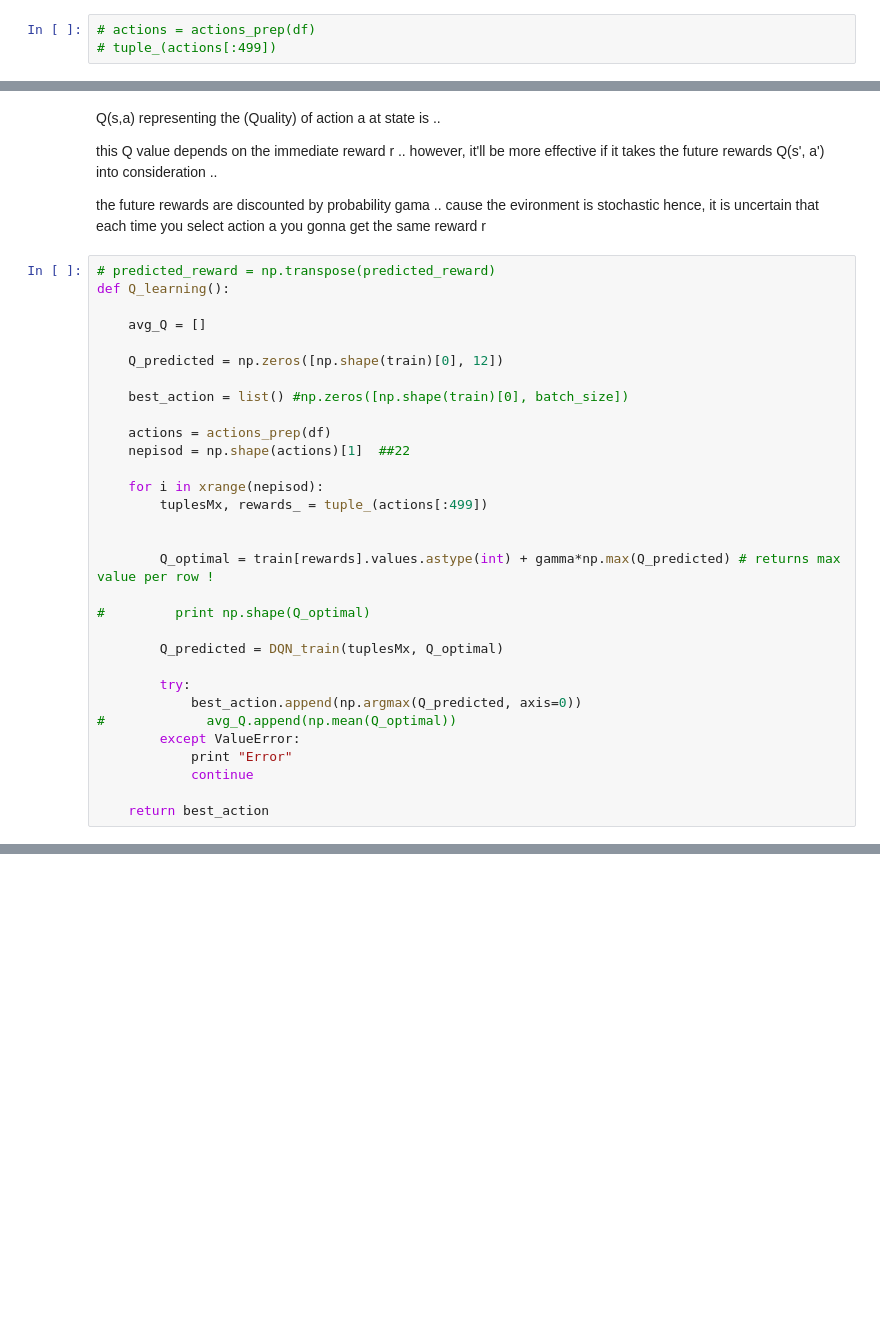
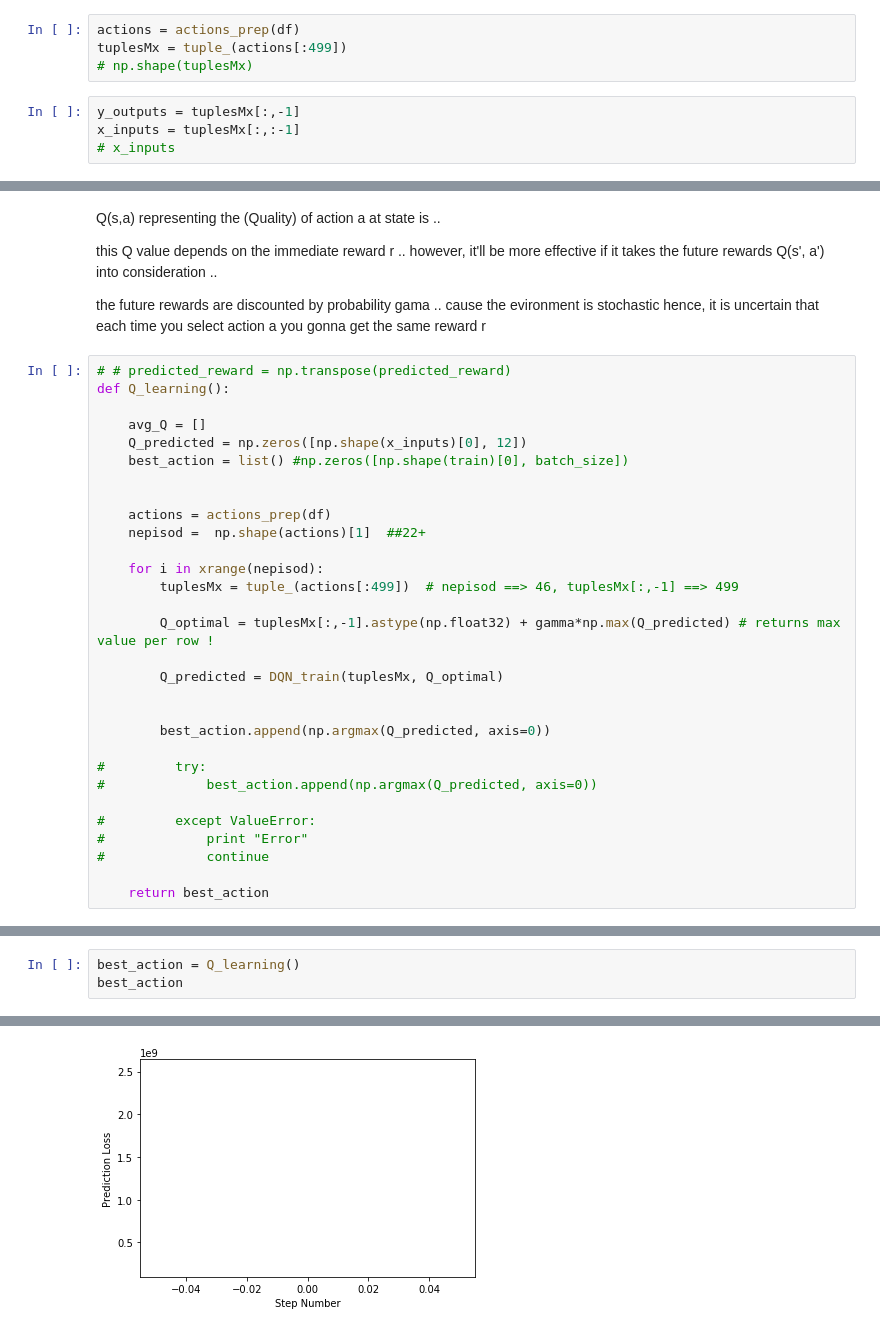
Before and after one commit to EAboelhamd/Myown_DeepLearning_Practice, a Jupyter notebook: PhD/rewards_KDD_LSTM_Real_Fun_Stanford.ipynb, the cells around one changed output, grey strips where cells are left out. Saved outputs shown, nothing was run; the diff lists cells and outputs as text; blank space fills up the shorter version.

```diff
--- a/PhD/rewards_KDD_LSTM_Real_Fun_Stanford.ipynb
+++ b/PhD/rewards_KDD_LSTM_Real_Fun_Stanford.ipynb
@@ -339,6 +339,11 @@ def tuple_(actions):
 # %%
-# actions = actions_prep(df)
-# tuple_(actions[:499])
+actions = actions_prep(df)
+tuplesMx = tuple_(actions[:499])
+# np.shape(tuplesMx)
+# %%
+y_outputs = tuplesMx[:,-1]
+x_inputs = tuplesMx[:,:-1]
+# x_inputs
 # %% [markdown]
 ## Regression phase:
 
@@ -459,33 +461,32 @@ this Q value depends on the immediate reward r .. however, it'll be more effecti
 
 the future rewards are discounted by probability gama .. cause the evironment is stochastic hence, it is uncertain that each time you select action a you gonna get the same reward r
 # %%
-# predicted_reward = np.transpose(predicted_reward)
+# # predicted_reward = np.transpose(predicted_reward)
 def Q_learning():
 
     avg_Q = []
-
-    Q_predicted = np.zeros([np.shape(train)[0], 12])
-
+    Q_predicted = np.zeros([np.shape(x_inputs)[0], 12])
     best_action = list() #np.zeros([np.shape(train)[0], batch_size])
 
+
     actions = actions_prep(df)
-    nepisod = np.shape(actions)[1]  ##22
+    nepisod =  np.shape(actions)[1]  ##22+
 
     for i in xrange(nepisod):
-        tuplesMx, rewards_ = tuple_(actions[:499])
+        tuplesMx = tuple_(actions[:499])  # nepisod ==> 46, tuplesMx[:,-1] ==> 499
 
-
-        Q_optimal = train[rewards].values.astype(int) + gamma*np.max(Q_predicted) # returns max value per row !
-
-#         print np.shape(Q_optimal)
+        Q_optimal = tuplesMx[:,-1].astype(np.float32) + gamma*np.max(Q_predicted) # returns max value per row !
 
         Q_predicted = DQN_train(tuplesMx, Q_optimal)
 
-        try:
-            best_action.append(np.argmax(Q_predicted, axis=0))
-#             avg_Q.append(np.mean(Q_optimal))
-        except ValueError:
-            print "Error"
-            continue
+
+        best_action.append(np.argmax(Q_predicted, axis=0))
+
+#         try:
+#             best_action.append(np.argmax(Q_predicted, axis=0))
+
+#         except ValueError:
+#             print "Error"
+#             continue
 
     return best_action
@@ -529,0 +493,4 @@ Tensor("Relu_91:0", shape=(?, 15), dtype=float32)
+# %%
+best_action = Q_learning()
+best_action
+# %% [output]
@@ -529,0 +531 @@ Tensor("Relu_91:0", shape=(?, 15), dtype=float32)
+[figure, added]
```
Also changed, not shown: parts of 7 cells of this notebook.
